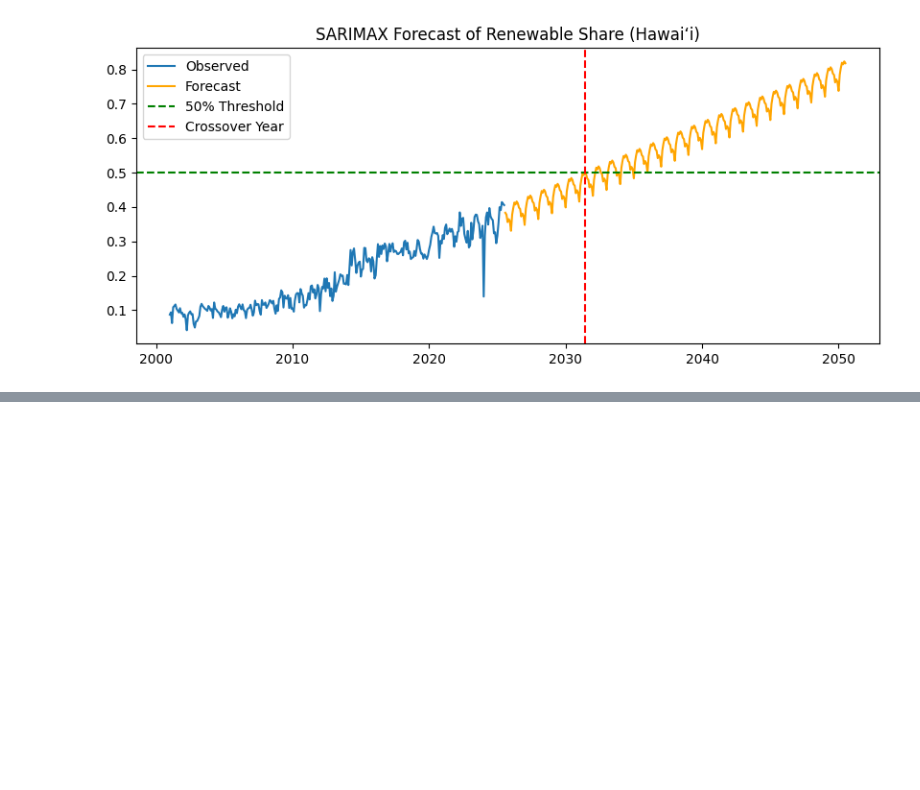
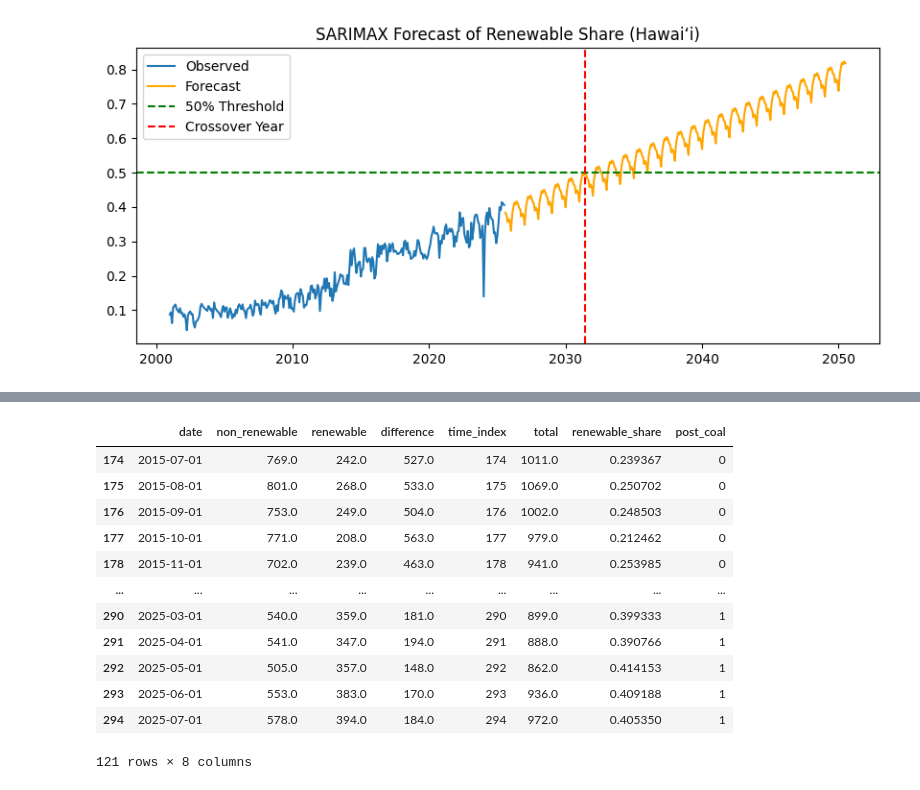
Before and after one commit to ashleyholen/Data-Science-Capstone, a Jupyter notebook: capstone.ipynb, the cells around one changed output, grey strips where cells are left out. Drawn from its saved outputs; the diff is of its cells as text; code cells hidden in the pictures; blank space fills up the shorter version.

```diff
--- a/capstone.ipynb
+++ b/capstone.ipynb
@@ -945,0 +947,35 @@ plt.show()
+# %%
+latest_date = ml_data_monthly["date"].max()
+cutoff = latest_date - pd.DateOffset(years=10)
+
+ml_last10 = ml_data_monthly[ml_data_monthly["date"] >= cutoff]
+
+ml_last10.loc[ml_last10["date"] == "2024-01-01", "renewable"] = (
+    ml_last10.sort_values("date")["renewable"].shift(1)
+    [ml_last10["date"] == "2024-01-01"]
+)
+
+ml_last10.loc[ml_last10["date"] == "2024-01-01", "total"] = 617.0 + 316.0
+
+mask = ml_last10["date"] == "2024-01-01"
+
+ml_last10.loc[mask, "renewable_share"] = (
+    ml_last10.loc[mask, "renewable"] /
+    (ml_last10.loc[mask, "renewable"] + ml_last10.loc[mask, "non_renewable"])
+)
+
+ml_last10
+# %% [output]
+|  | date | non_renewable | renewable | difference | time_index | total | renewable_share | post_coal |
+| 174 | 2015-07-01 | 769.0 | 242.0 | 527.0 | 174 | 1011.0 | 0.239367 | 0 |
+| 175 | 2015-08-01 | 801.0 | 268.0 | 533.0 | 175 | 1069.0 | 0.250702 | 0 |
+| 176 | 2015-09-01 | 753.0 | 249.0 | 504.0 | 176 | 1002.0 | 0.248503 | 0 |
+| 177 | 2015-10-01 | 771.0 | 208.0 | 563.0 | 177 | 979.0 | 0.212462 | 0 |
+| 178 | 2015-11-01 | 702.0 | 239.0 | 463.0 | 178 | 941.0 | 0.253985 | 0 |
+| ... | ... | ... | ... | ... | ... | ... | ... | ... |
+| 290 | 2025-03-01 | 540.0 | 359.0 | 181.0 | 290 | 899.0 | 0.399333 | 1 |
+| 291 | 2025-04-01 | 541.0 | 347.0 | 194.0 | 291 | 888.0 | 0.390766 | 1 |
+| 292 | 2025-05-01 | 505.0 | 357.0 | 148.0 | 292 | 862.0 | 0.414153 | 1 |
+| 293 | 2025-06-01 | 553.0 | 383.0 | 170.0 | 293 | 936.0 | 0.409188 | 1 |
+| 294 | 2025-07-01 | 578.0 | 394.0 | 184.0 | 294 | 972.0 | 0.405350 | 1 |
+121 rows × 8 columns
```
Also changed, not shown: parts of 14 cells of this notebook.
